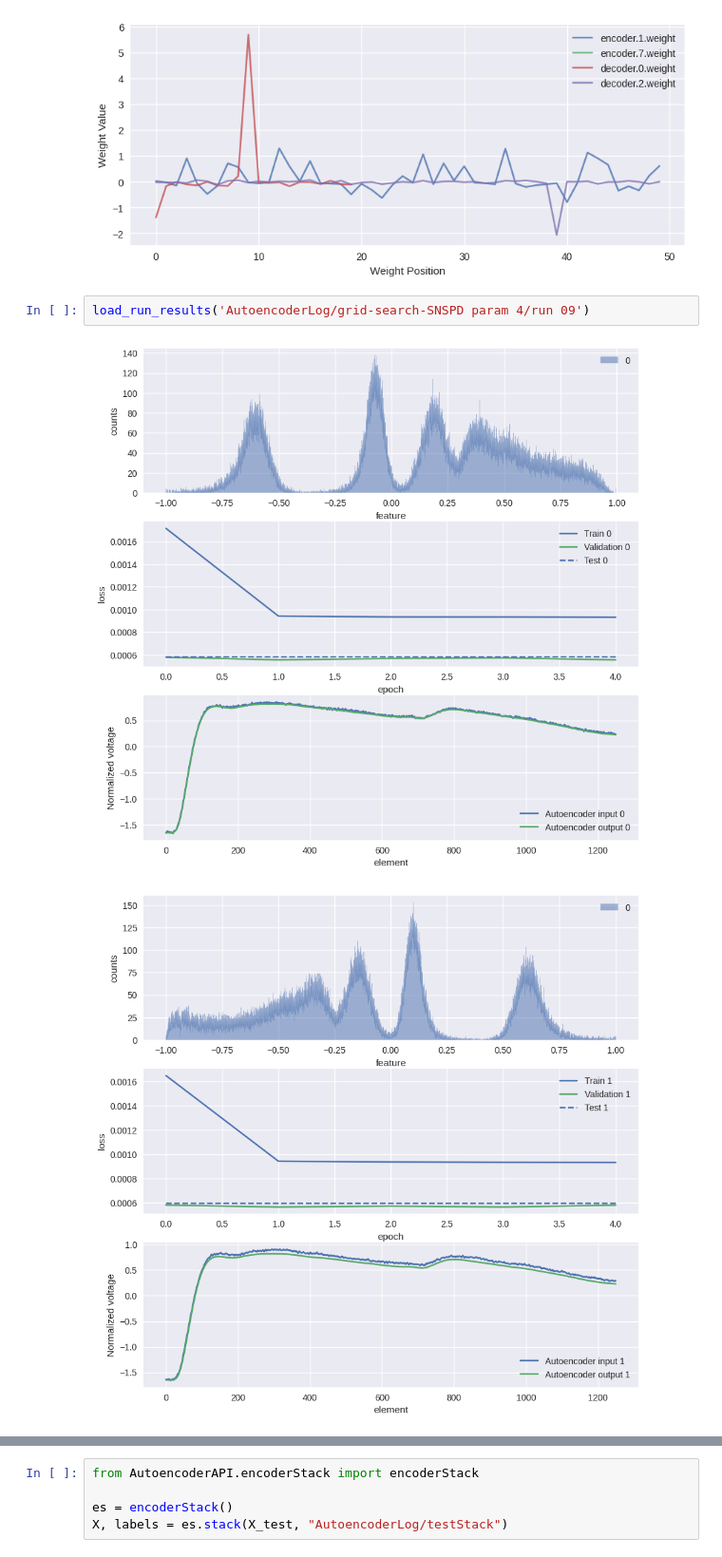
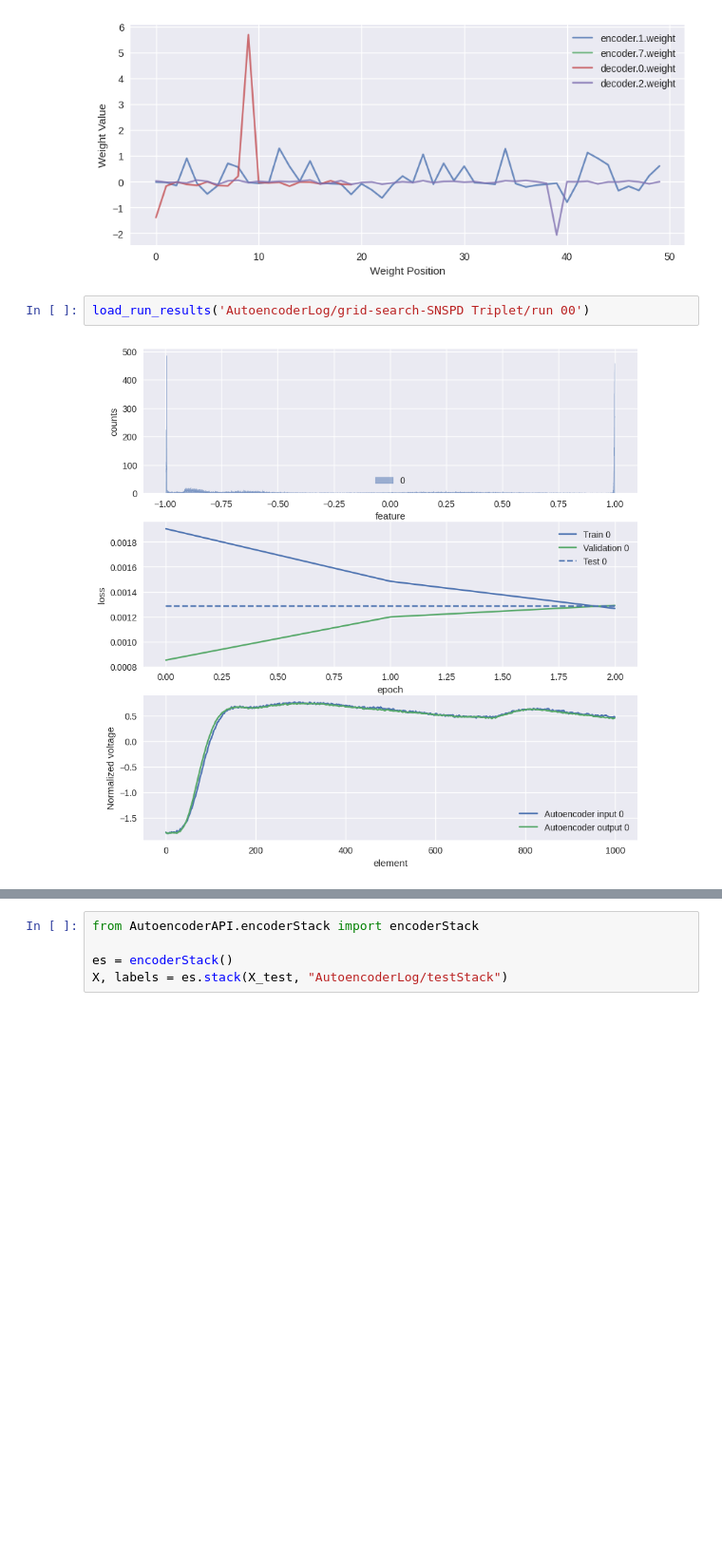
Before and after one commit to polyquantique/Photon-Number-Classification, a Jupyter notebook: src/SNSPD.ipynb, the cells around one changed output, grey strips where cells are left out. Shown at 95% size. Cells and saved outputs as stored; diff of their text form; blank space fills up the shorter version.

```diff
--- a/src/SNSPD.ipynb
+++ b/src/SNSPD.ipynb
@@ -15,7 +15,6 @@ plot_weigths('AutoencoderLog/grid-search-SPSPD param (dropout with zero photon)/
 # %% [output]
 [figure]
 # %%
-load_run_results('AutoencoderLog/grid-search-SNSPD param 4/run 09')
+load_run_results('AutoencoderLog/grid-search-SNSPD Triplet/run 00')
 # %% [output]
-[figure, old version]
+[figure, new version]
-[figure, removed]
```
Also changed, not shown: parts of 3 cells of this notebook, 19 other files.
